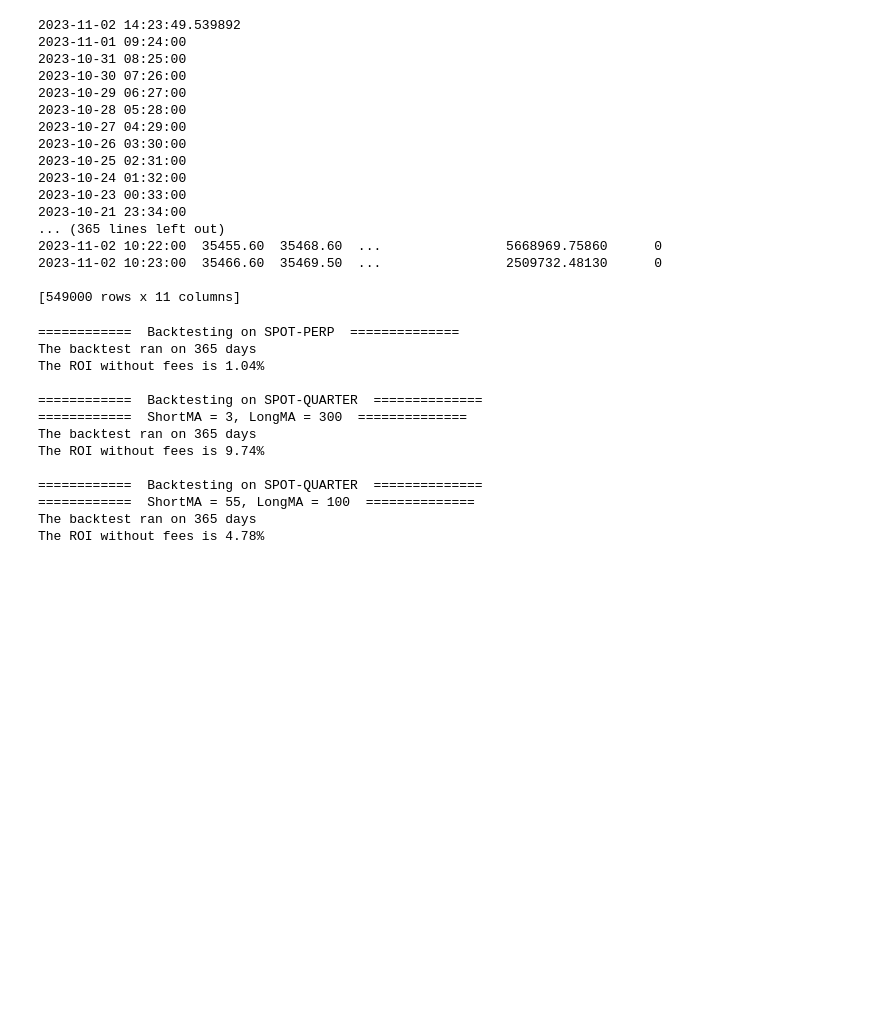
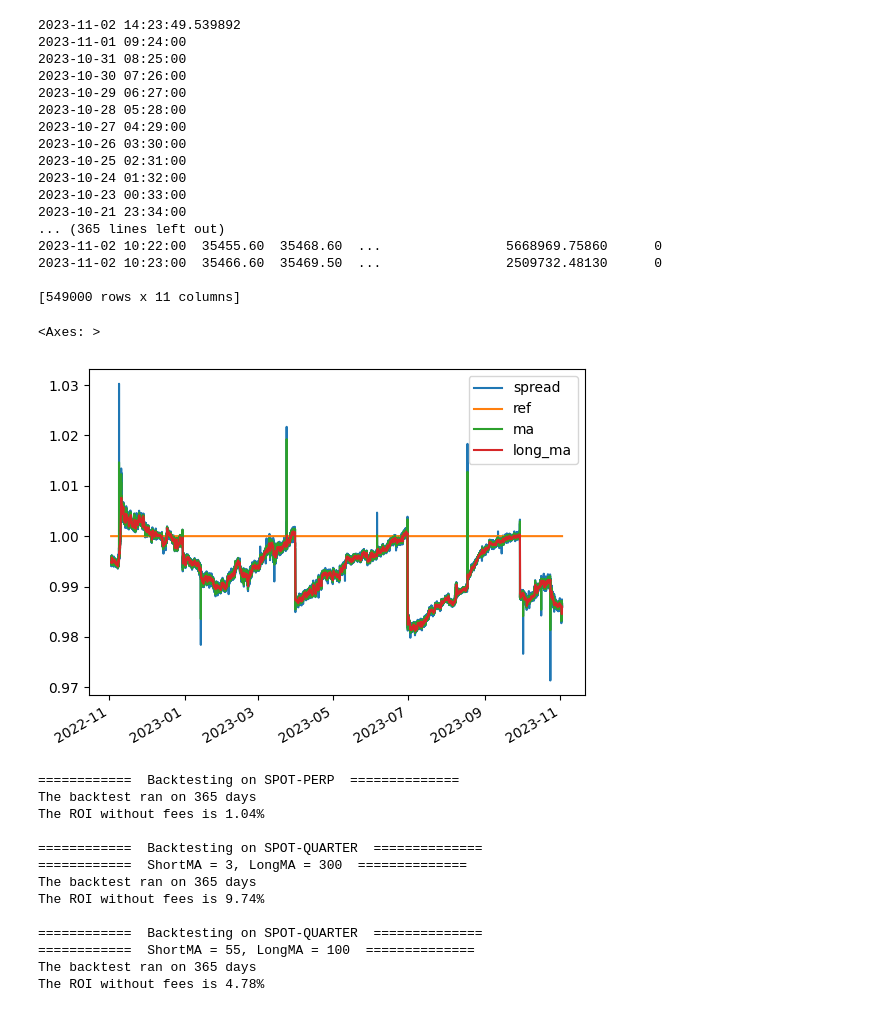
Before and after one commit to Cultivating-Alpha/qbt-examples, a Jupyter notebook: src/backwardation.ipynb, the cells around one changed output. Saved outputs shown, nothing was run; the diff lists cells and outputs as text; code cells hidden in the pictures; blank space fills up the shorter version.

Commit message:
feat: show plot

```diff
--- a/src/backwardation.ipynb
+++ b/src/backwardation.ipynb
@@ -74,33 +74,37 @@ class Spread:
         df["ma"] = talib_SMA(df["spread"], short)
         df["long_ma"] = talib_SMA(df["spread"], long)
         self.df = df
         return self.df
 
     def plot(self, start=0, end=-1):
         df = self.df
         df["spread"].plot(linestyle="None", marker="+", markersize=5)
         df["ref"].plot()
         df["ma"].plot()
         df["long_ma"].plot()
         plt.show()
         return df
 
 
 perp_spread = Spread(
     "../data/binance-BTCUSDT-1m.parquet",
     "../data/binance-BTCUSDT-PERPETUAL-1m.parquet",
 )
 perp = perp_spread.create_indicators()
 
 
 quarter_spread = Spread(
     "../data/binance-BTCUSDT-1m.parquet",
     "../data/binance-BTCUSDT-CURRENT_QUARTER-1m.parquet",
 )
 # df = quarter_spread.plot(start=5000, end=10000)
 # df = quarter_spread.plot(start=8300, end=9500)
 # df = quarter_spread.plot(start=8300, end=9500)
 quarter = quarter_spread.create_indicators(short=3, long=300)
+quarter.plot()
+# %% [output]
+<Axes: >
+[figure, added]
 # %%
 from numba import njit, prange
 import numpy as np
```
